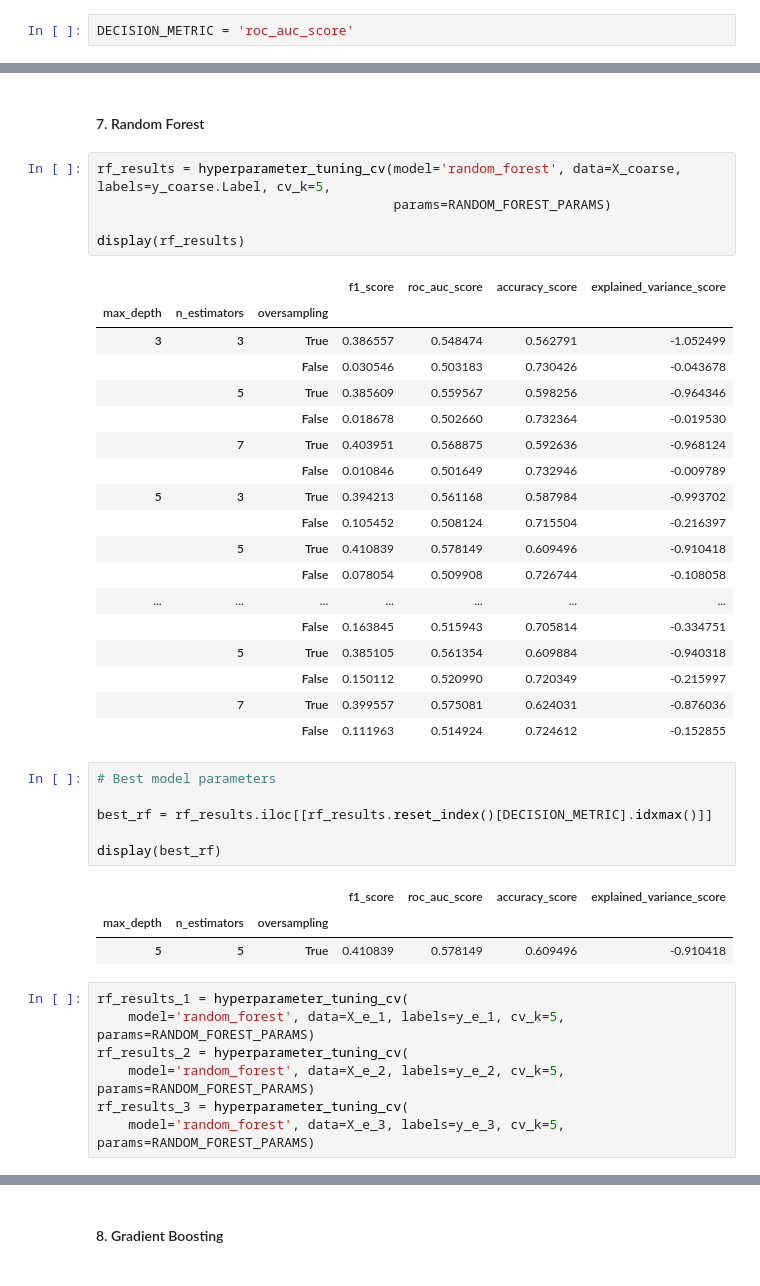
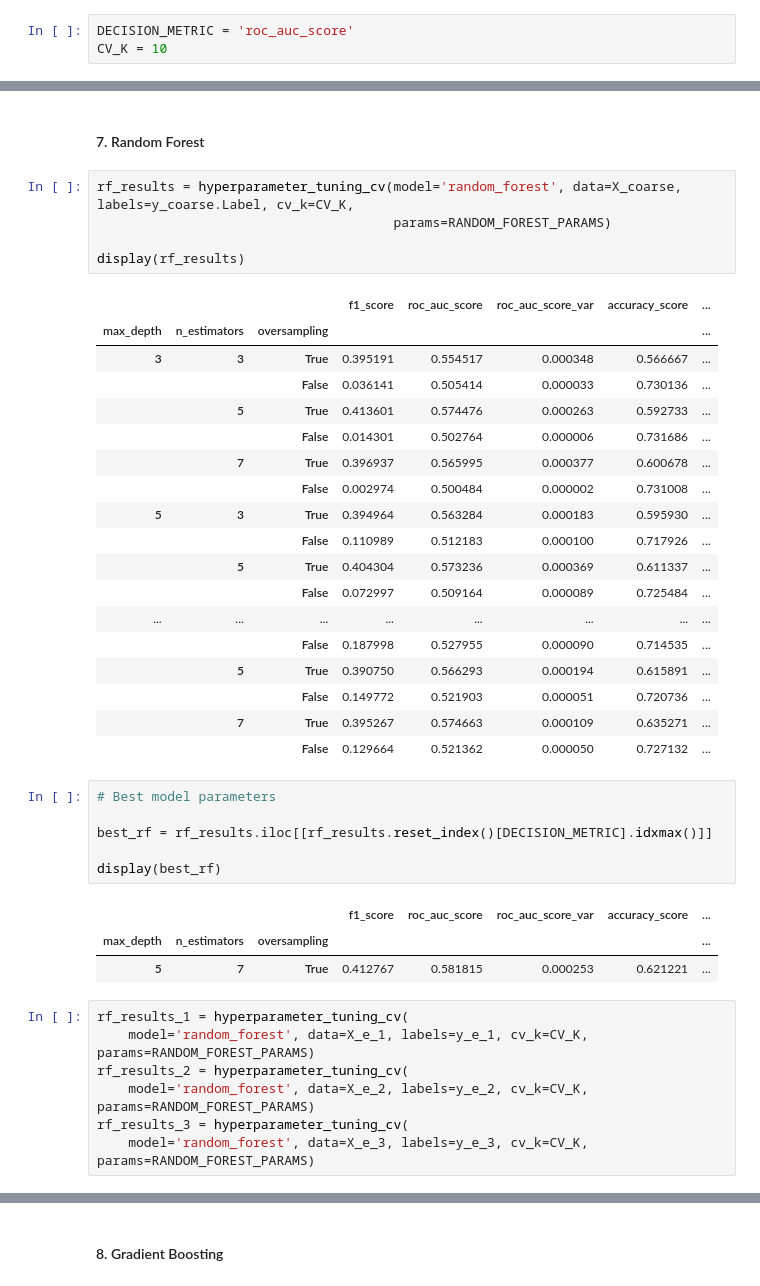
Before and after one commit to CS-433/cs-433-project-2-cough_classifier, a Jupyter notebook: src/notebooks/grid_search_classical/grid_search_coarse_metadata.ipynb, the cells around one changed output, grey strips where cells are left out. Cells and saved outputs as stored; diff of their text form.

Commit message:
last results classical models and readme updates

```diff
--- a/src/notebooks/grid_search_classical/grid_search_coarse_metadata.ipynb
+++ b/src/notebooks/grid_search_classical/grid_search_coarse_metadata.ipynb
@@ -59,6 +62,7 @@ X_e_1, y_e_1, X_e_2, y_e_2, X_e_3, y_e_3 = split_experts(X_e, y_e)
 ### Grid search
 # %%
 DECISION_METRIC = 'roc_auc_score'
+CV_K = 10
 # %% [markdown]
 #### 1. Logistic regression
 # %%
@@ -441,29 +445,29 @@ display(best_dt_1, best_dt_2, best_dt_3)
 # %% [markdown]
 #### 7. Random Forest
 # %%
-rf_results = hyperparameter_tuning_cv(model='random_forest', data=X_coarse, labels=y_coarse.Label, cv_k=5,
+rf_results = hyperparameter_tuning_cv(model='random_forest', data=X_coarse, labels=y_coarse.Label, cv_k=CV_K,
                                       params=RANDOM_FOREST_PARAMS)
 
 display(rf_results)
 # %% [output]
-|  |  |  | f1_score | roc_auc_score | accuracy_score | explained_variance_score |
-| max_depth | n_estimators | oversampling |  |  |  |  |
-| 3 | 3 | True | 0.386557 | 0.548474 | 0.562791 | -1.052499 |
-|  |  | False | 0.030546 | 0.503183 | 0.730426 | -0.043678 |
-|  | 5 | True | 0.385609 | 0.559567 | 0.598256 | -0.964346 |
-|  |  | False | 0.018678 | 0.502660 | 0.732364 | -0.019530 |
-|  | 7 | True | 0.403951 | 0.568875 | 0.592636 | -0.968124 |
-|  |  | False | 0.010846 | 0.501649 | 0.732946 | -0.009789 |
-| 5 | 3 | True | 0.394213 | 0.561168 | 0.587984 | -0.993702 |
-|  |  | False | 0.105452 | 0.508124 | 0.715504 | -0.216397 |
-|  | 5 | True | 0.410839 | 0.578149 | 0.609496 | -0.910418 |
-|  |  | False | 0.078054 | 0.509908 | 0.726744 | -0.108058 |
-| ... | ... | ... | ... | ... | ... | ... |
-|  |  | False | 0.163845 | 0.515943 | 0.705814 | -0.334751 |
-|  | 5 | True | 0.385105 | 0.561354 | 0.609884 | -0.940318 |
-|  |  | False | 0.150112 | 0.520990 | 0.720349 | -0.215997 |
-|  | 7 | True | 0.399557 | 0.575081 | 0.624031 | -0.876036 |
-|  |  | False | 0.111963 | 0.514924 | 0.724612 | -0.152855 |
+|  |  |  | f1_score | roc_auc_score | roc_auc_score_var | accuracy_score | ... |
+| max_depth | n_estimators | oversampling |  |  |  |  | ... |
+| 3 | 3 | True | 0.395191 | 0.554517 | 0.000348 | 0.566667 | ... |
+|  |  | False | 0.036141 | 0.505414 | 0.000033 | 0.730136 | ... |
+|  | 5 | True | 0.413601 | 0.574476 | 0.000263 | 0.592733 | ... |
+|  |  | False | 0.014301 | 0.502764 | 0.000006 | 0.731686 | ... |
+|  | 7 | True | 0.396937 | 0.565995 | 0.000377 | 0.600678 | ... |
+|  |  | False | 0.002974 | 0.500484 | 0.000002 | 0.731008 | ... |
+| 5 | 3 | True | 0.394964 | 0.563284 | 0.000183 | 0.595930 | ... |
+|  |  | False | 0.110989 | 0.512183 | 0.000100 | 0.717926 | ... |
+|  | 5 | True | 0.404304 | 0.573236 | 0.000369 | 0.611337 | ... |
+|  |  | False | 0.072997 | 0.509164 | 0.000089 | 0.725484 | ... |
+| ... | ... | ... | ... | ... | ... | ... | ... |
+|  |  | False | 0.187998 | 0.527955 | 0.000090 | 0.714535 | ... |
+|  | 5 | True | 0.390750 | 0.566293 | 0.000194 | 0.615891 | ... |
+|  |  | False | 0.149772 | 0.521903 | 0.000051 | 0.720736 | ... |
+|  | 7 | True | 0.395267 | 0.574663 | 0.000109 | 0.635271 | ... |
+|  |  | False | 0.129664 | 0.521362 | 0.000050 | 0.727132 | ... |
 # %%
 # Best model parameters
 
@@ -471,16 +475,16 @@ best_rf = rf_results.iloc[[rf_results.reset_index()[DECISION_METRIC].idxmax()]]
 
 display(best_rf)
 # %% [output]
-|  |  |  | f1_score | roc_auc_score | accuracy_score | explained_variance_score |
-| max_depth | n_estimators | oversampling |  |  |  |  |
-| 5 | 5 | True | 0.410839 | 0.578149 | 0.609496 | -0.910418 |
+|  |  |  | f1_score | roc_auc_score | roc_auc_score_var | accuracy_score | ... |
+| max_depth | n_estimators | oversampling |  |  |  |  | ... |
+| 5 | 7 | True | 0.412767 | 0.581815 | 0.000253 | 0.621221 | ... |
 # %%
 rf_results_1 = hyperparameter_tuning_cv(
-    model='random_forest', data=X_e_1, labels=y_e_1, cv_k=5, params=RANDOM_FOREST_PARAMS)
+    model='random_forest', data=X_e_1, labels=y_e_1, cv_k=CV_K, params=RANDOM_FOREST_PARAMS)
 rf_results_2 = hyperparameter_tuning_cv(
-    model='random_forest', data=X_e_2, labels=y_e_2, cv_k=5, params=RANDOM_FOREST_PARAMS)
+    model='random_forest', data=X_e_2, labels=y_e_2, cv_k=CV_K, params=RANDOM_FOREST_PARAMS)
 rf_results_3 = hyperparameter_tuning_cv(
-    model='random_forest', data=X_e_3, labels=y_e_3, cv_k=5, params=RANDOM_FOREST_PARAMS)
+    model='random_forest', data=X_e_3, labels=y_e_3, cv_k=CV_K, params=RANDOM_FOREST_PARAMS)
 # %%
 best_rf_1 = rf_results_1.iloc[[
     rf_results_1.reset_index()[DECISION_METRIC].idxmax()]]
```
Also changed, not shown: parts of 37 cells of this notebook, 30 other files.
